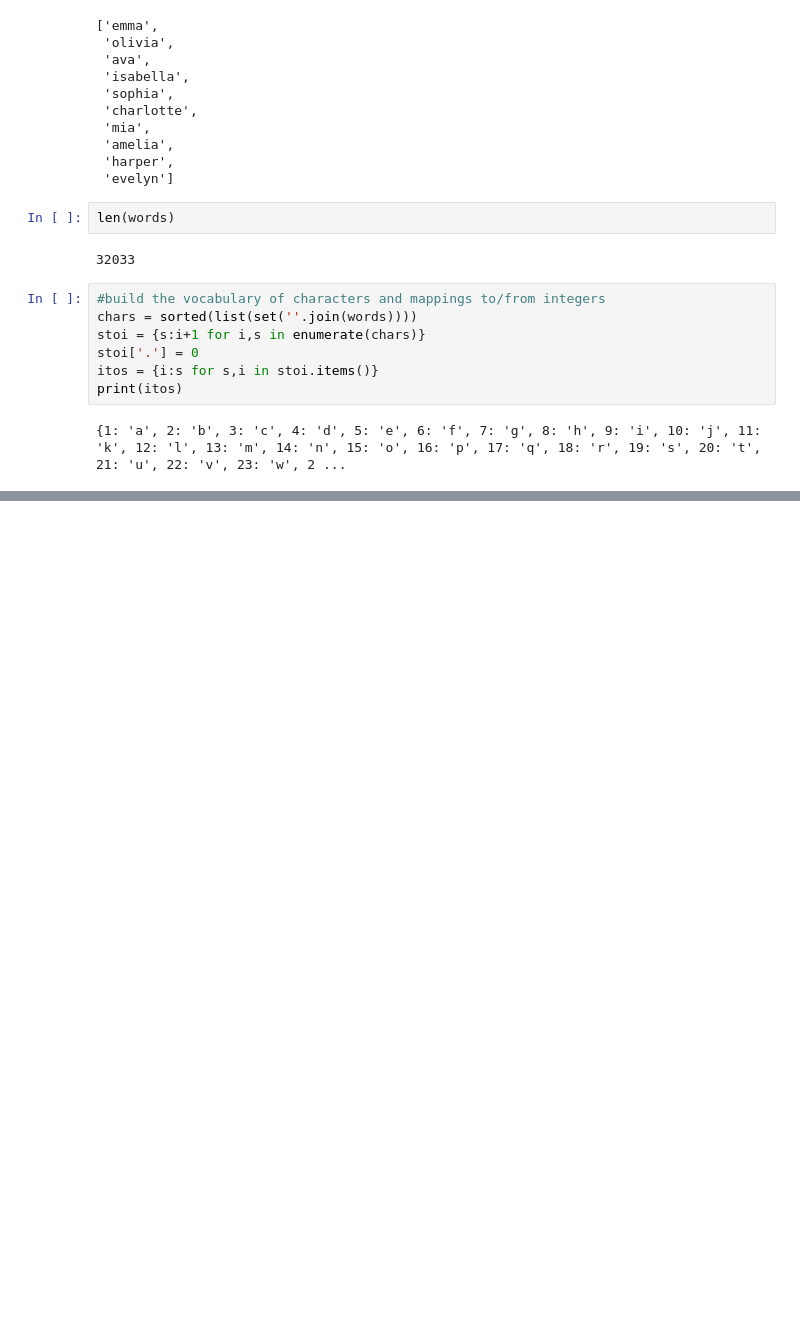
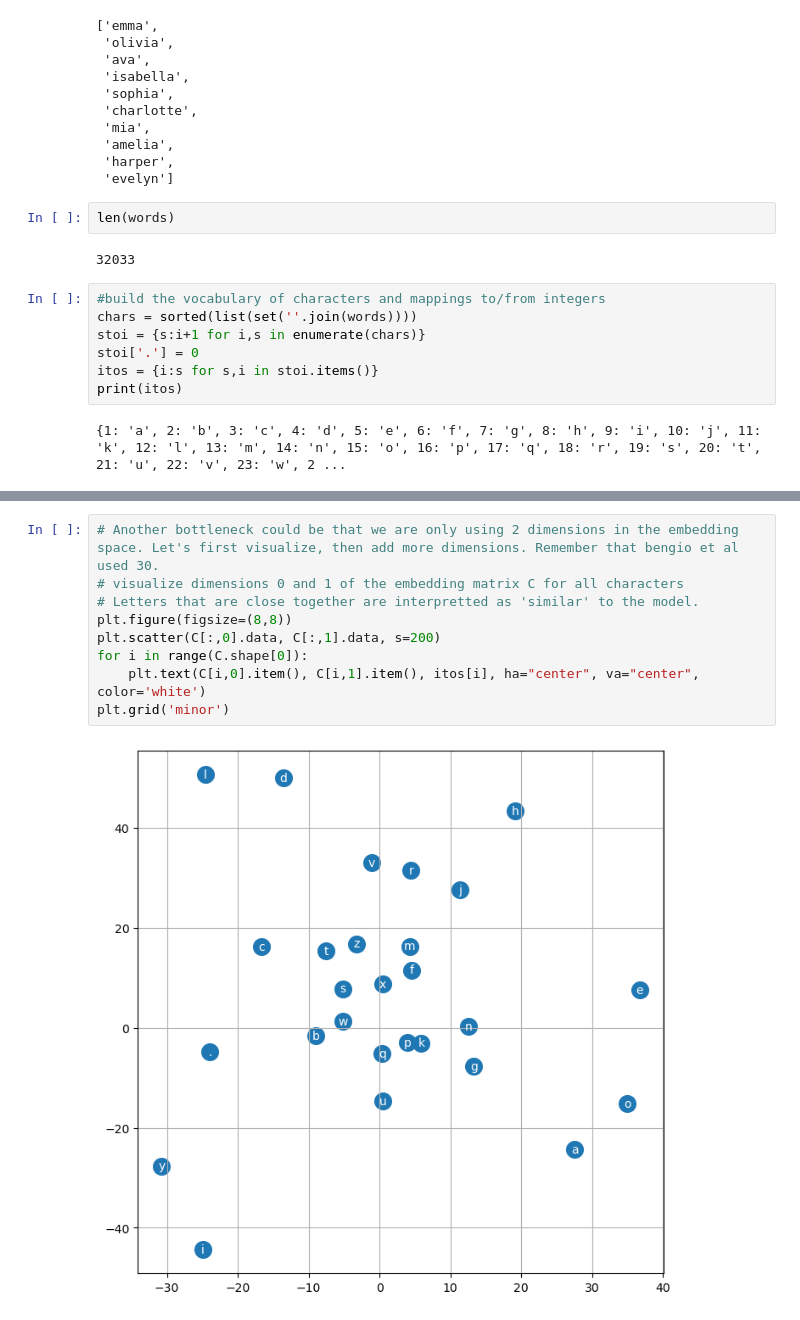
Before and after one commit to ColterDowning/makemore_from_scratch, a Jupyter notebook: build_makemore_mlp.ipynb, the cells around one changed output, grey strips where cells are left out. Drawn from its saved outputs; the diff is of its cells as text; blank space fills up the shorter version.

```diff
--- a/build_makemore_mlp.ipynb
+++ b/build_makemore_mlp.ipynb
@@ -130,0 +764,11 @@ torch.Size([32, 3, 2])
+# %%
+# Another bottleneck could be that we are only using 2 dimensions in the embedding space. Let's first visualize, then add more dimensions. Remember that bengio et al used 30.
+# visualize dimensions 0 and 1 of the embedding matrix C for all characters
+# Letters that are close together are interpretted as 'similar' to the model.
+plt.figure(figsize=(8,8))
+plt.scatter(C[:,0].data, C[:,1].data, s=200)
+for i in range(C.shape[0]):
+    plt.text(C[i,0].item(), C[i,1].item(), itos[i], ha="center", va="center", color='white')
+plt.grid('minor')
+# %% [output]
+[figure, added]
```
Also changed, not shown: parts of 65 cells of this notebook.
